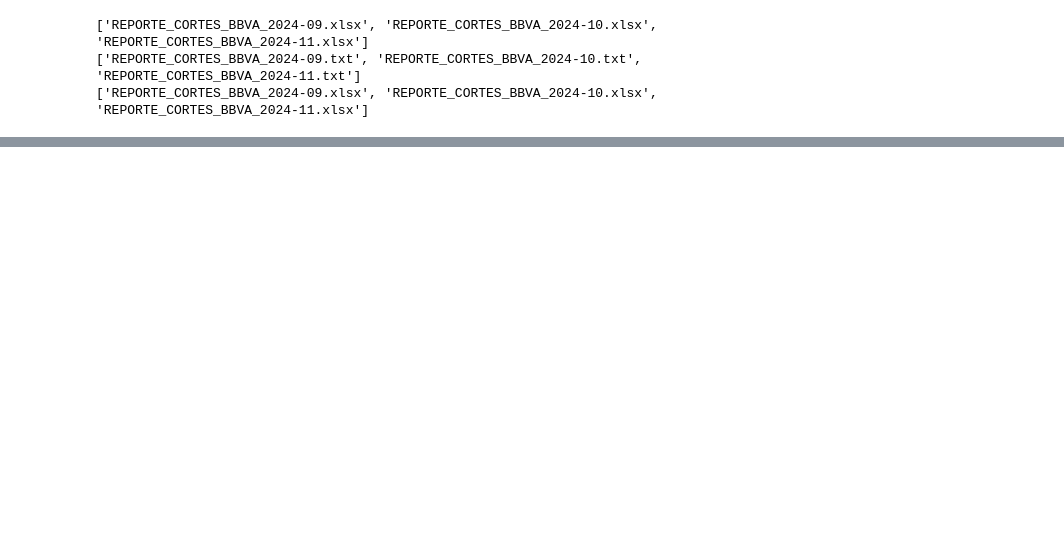
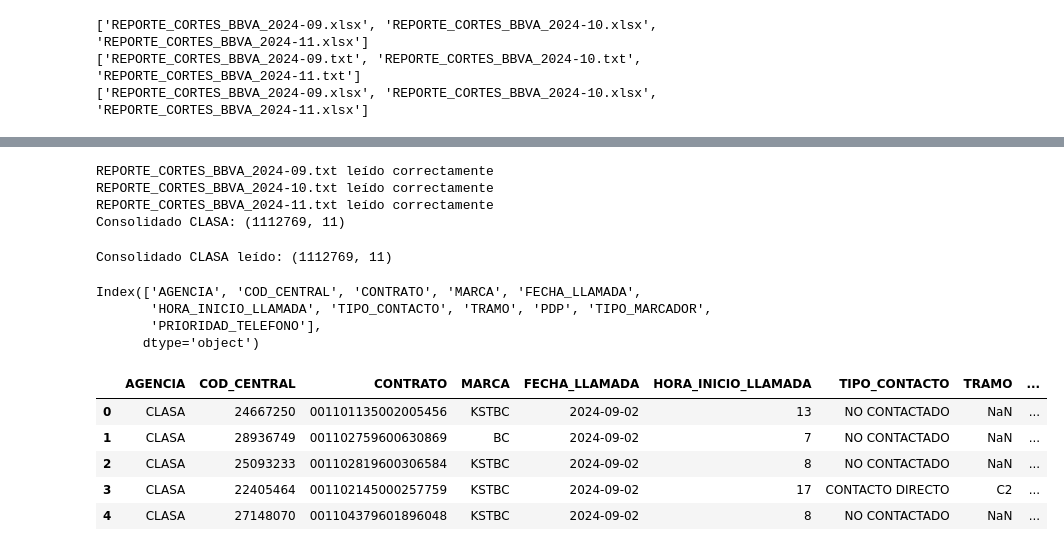
Before and after one commit to iriarteMirko/base-pagos, a Jupyter notebook: gestiones_agencias.ipynb, the cells around one changed output, grey strips where cells are left out. Saved outputs shown, nothing was run; the diff lists cells and outputs as text; code cells hidden in the pictures; blank space fills up the shorter version.

```diff
--- a/gestiones_agencias.ipynb
+++ b/gestiones_agencias.ipynb
@@ -293,0 +94,75 @@ print(df_rj_test['TIPO_MARCADOR'].value_counts(dropna=False))
+# %%
+root = tk.Tk()
+root.attributes('-topmost', True)
+root.withdraw()
+
+result = messagebox.askquestion('Confirmación', '¿Consolidar archivos de gestiones?', icon='warning')
+
+if result == 'yes':
+    dataframes = {}
+    archivos = {
+        #'RJ': (rj_path, rj_archivos),
+        'CLASA': (clasa_path, clasa_archivos),
+        #'MORNESE': (mornese_path, mornese_archivos)
+    }
+
+    for key, (path, file_list) in archivos.items():
+        if file_list:
+            dataframes[key] = consolidar_archivos(path, file_list)
+            print(f'Consolidado {key}:', dataframes[key].shape)
+        else:
+            print(f'No hay archivos para consolidar en {key}.')
+
+root.destroy()
+# %% [output]
+REPORTE_CORTES_BBVA_2024-09.txt leído correctamente
+REPORTE_CORTES_BBVA_2024-10.txt leído correctamente
+REPORTE_CORTES_BBVA_2024-11.txt leído correctamente
+Consolidado CLASA: (1112769, 11)
+# %%
+root = tk.Tk()
+root.attributes('-topmost', True)
+root.withdraw()
+
+result = messagebox.askquestion('Confirmación', '¿Leer consolidados?', icon='warning')
+
+if result == 'yes':
+    dataframes = {}
+    archivos = {
+        #'RJ': f'{rj_path}/CONSOLIDADO_GESTIONES_RJ.csv',
+        'CLASA': f'{clasa_path}/CONSOLIDADO_GESTIONES_CLASA.csv',
+        #'MORNESE': f'{mornese_path}/CONSOLIDADO_GESTIONES_MORNESE.csv'
+    }
+
+    for key, file_path in archivos.items():
+        if os.path.exists(file_path):
+            dataframes[key] = pd.read_csv(
+                file_path,
+                sep='|',
+                dtype={'CONTRATO': str, 'COD_CENTRAL': str, 'NRO_DOC': str},
+                encoding='ISO-8859-1'
+                )
+            print(f'Consolidado {key} leído:', dataframes[key].shape)
+        else:
+            print(f'El archivo CONSOLIDADO_GESTIONES_{key}.csv no existe.')
+
+root.destroy()
+# %% [output]
+Consolidado CLASA leído: (1112769, 11)
+# %%
+df_clasa_test: pd.DataFrame = dataframes['CLASA'].copy()
+df_clasa_test.sort_values(by='FECHA_LLAMADA', inplace=True)
+df_clasa_test.reset_index(inplace=True, drop=True)
+print(df_clasa_test.columns)
+df_clasa_test.head(5)
+# %% [output]
+Index(['AGENCIA', 'COD_CENTRAL', 'CONTRATO', 'MARCA', 'FECHA_LLAMADA',
+       'HORA_INICIO_LLAMADA', 'TIPO_CONTACTO', 'TRAMO', 'PDP', 'TIPO_MARCADOR',
+       'PRIORIDAD_TELEFONO'],
+      dtype='object')
+|  | AGENCIA | COD_CENTRAL | CONTRATO | MARCA | FECHA_LLAMADA | HORA_INICIO_LLAMADA | TIPO_CONTACTO | TRAMO | ... |
+| 0 | CLASA | 24667250 | 001101135002005456 | KSTBC | 2024-09-02 | 13 | NO CONTACTADO | NaN | ... |
+| 1 | CLASA | 28936749 | 001102759600630869 | BC | 2024-09-02 | 7 | NO CONTACTADO | NaN | ... |
+| 2 | CLASA | 25093233 | 001102819600306584 | KSTBC | 2024-09-02 | 8 | NO CONTACTADO | NaN | ... |
+| 3 | CLASA | 22405464 | 001102145000257759 | KSTBC | 2024-09-02 | 17 | CONTACTO DIRECTO | C2 | ... |
+| 4 | CLASA | 27148070 | 001104379601896048 | KSTBC | 2024-09-02 | 8 | NO CONTACTADO | NaN | ... |
```
Also changed, not shown: parts of 36 cells of this notebook, 1 other file.
